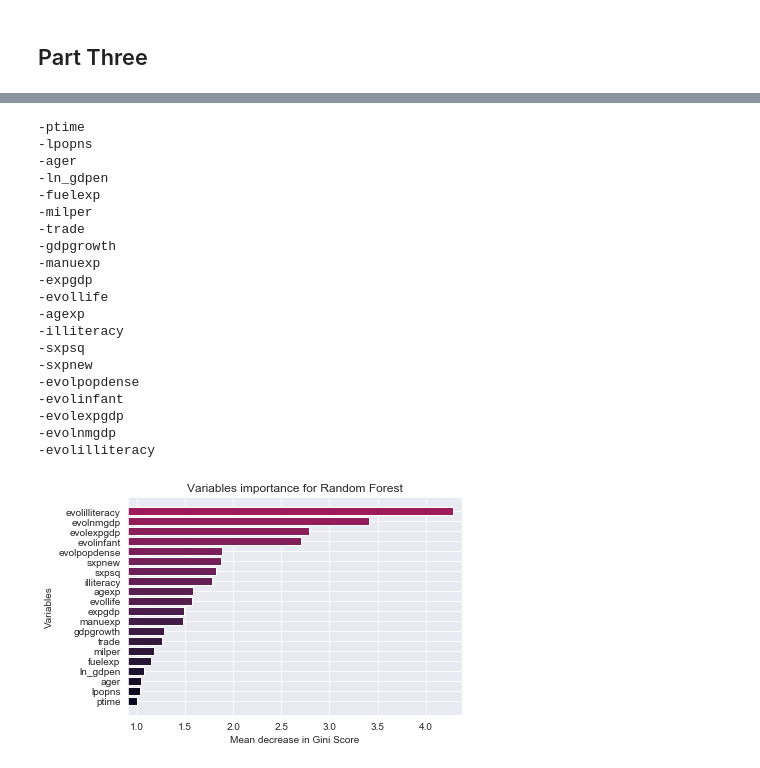
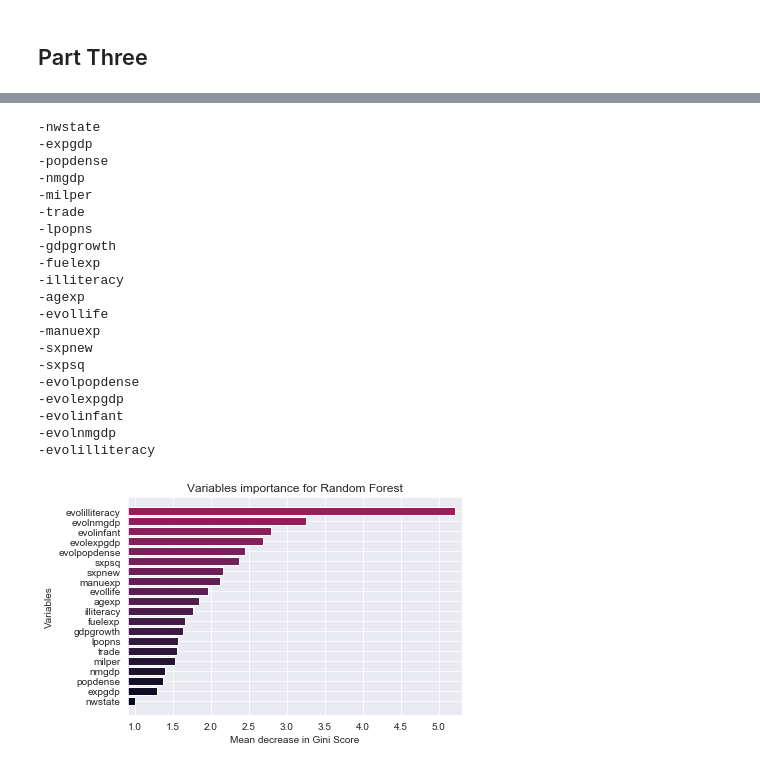
Before and after one commit to epfl-ada/ada-2020-project-milestone-p3-p3_adaconda, a Jupyter notebook: P4 Merge.ipynb, the cells around one changed output, grey strips where cells are left out. Saved outputs shown, nothing was run; the diff lists cells and outputs as text; code cells hidden in the pictures.

```diff
--- a/P4 Merge.ipynb
+++ b/P4 Merge.ipynb
@@ -615,11 +604,13 @@ plt.title('gdp per capita evolution for each country')
 # %%
+doc_evol=doc.copy()
 features=['nmgdp','gdpgrowth','life','infant','expgdp','popdense','illiteracy']
+features=['nmgdp','life','infant','expgdp','popdense','illiteracy']
 for ft in features:
-    doc['evol'+ft] = computeEvol(doc,ft)
+    doc_evol['evol'+ft] = computeEvol(doc_evol,ft)
 
-#on retire les varibles inutiles à la prediction
-X = doc.drop(['warstds','year','cowcode'] , axis='columns')
-y = doc['warstds']
+#on retire les variables inutiles à la prediction
+X = doc_evol.drop(['warstds','year','cowcode'] , axis='columns')
+y = doc_evol['warstds']
 
 #perform Random Forest mothod on the data
 clf = RandomForestClassifier(n_estimators=100,max_depth=10)
@@ -632,42 +623,42 @@ testDF = pd.DataFrame ( { 'variables' : X.columns ,
 #i order the features according to their importance, and keep only the 20 best
 testDF = testDF.sort_values(by=['importance'] , ascending=True)[-20:]
 
 #color for the graph, not improtant
 palette = sns.color_palette("rocket",n_colors = 50)
 
 #i do a bar plot with the gini score in X axis and name of the features on  Y axis
 #note : i 'normalize' the gini score obtained by the minimal value
 #i did this first by intuition looking at the original fiure as the gini score start to 1, and the result i obatined were very similar to the figure
 plt.barh(testDF['variables'],testDF['importance']/testDF['importance'].min(),color = palette  )
 #i set the limit a bit further than the max and min value
 plt.xlim([0.9,testDF['importance'].max()/testDF['importance'].min()+0.1])
 
 #set titles for the figure and the axis
 plt.title('Variables importance for Random Forest')
 plt.xlabel("Mean decrease in Gini Score")
 plt.ylabel("Variables")
 
 #i print the top 20 features (from worst to best) in cases its not readable on the figure
 print('-'+'\n-'.join(map(str, testDF['variables'].values)))
 # %% [output]
--ptime
--lpopns
--ager
--ln_gdpen
--fuelexp
+-nwstate
+-expgdp
+-popdense
+-nmgdp
 -milper
 -trade
+-lpopns
 -gdpgrowth
+-fuelexp
+-illiteracy
+-agexp
+-evollife
 -manuexp
--expgdp
--evollife
--agexp
--illiteracy
+-sxpnew
 -sxpsq
--sxpnew
 -evolpopdense
+-evolexpgdp
 -evolinfant
--evolexpgdp
 -evolnmgdp
 -evolilliteracy
-[figure, old version]
+[figure, new version]
```
Also changed, not shown: parts of 26 cells of this notebook.
